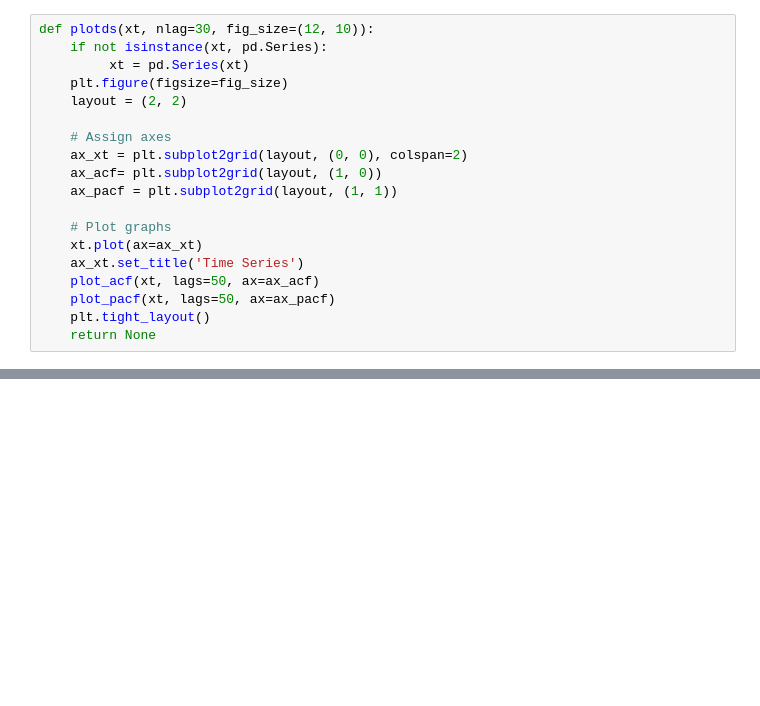
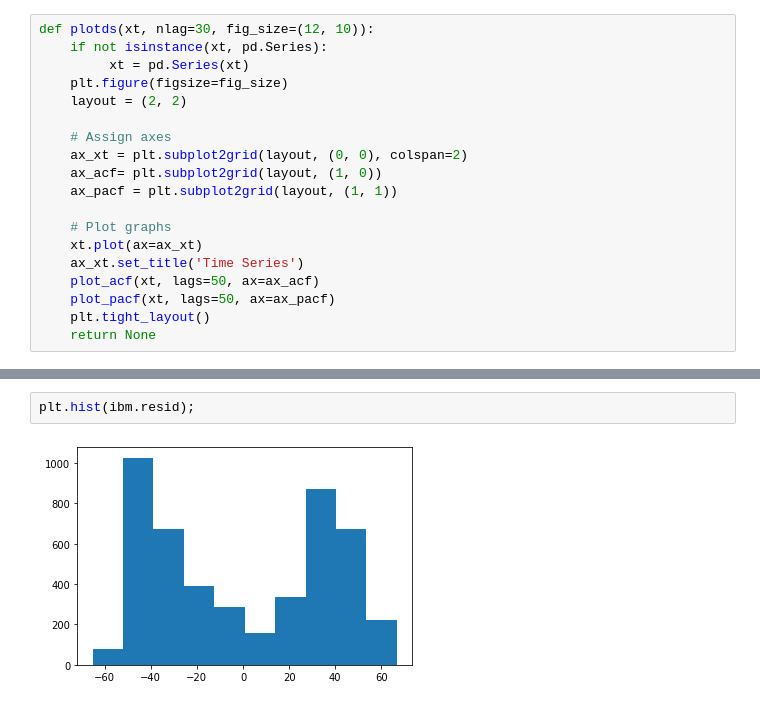
Before and after one commit to damiansp/TS, a Jupyter notebook: python/practical_TSA/04_ARIMA_models/04b_moving_average_models.py.ipynb, the cells around one changed output, grey strips where cells are left out. Cells and saved outputs as stored; diff of their text form; blank space fills up the shorter version.

```diff
--- a/python/practical_TSA/04_ARIMA_models/04b_moving_average_models.py.ipynb
+++ b/python/practical_TSA/04_ARIMA_models/04b_moving_average_models.py.ipynb
@@ -86,0 +155,4 @@ n = 600
+# %%
+plt.hist(ibm.resid);
+# %% [output]
+[figure, added]
```
Also changed, not shown: parts of 12 cells of this notebook.
